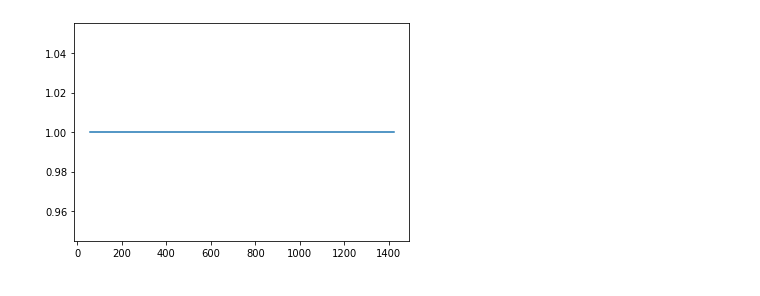
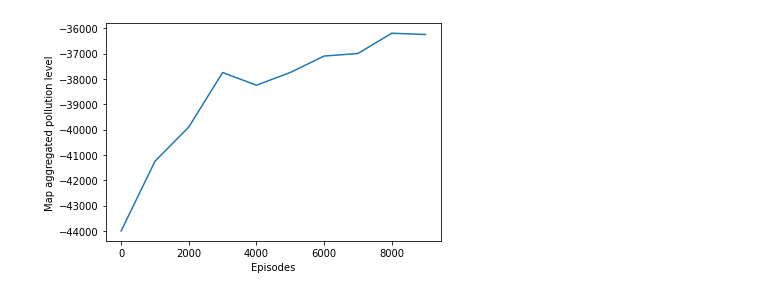
Before and after one commit to Mika412/AI4EU-RL-Trondheim, a Jupyter notebook: notebooks/Untitled.ipynb, the cells around one changed output. Cells and saved outputs as stored; diff of their text form; code cells hidden in the pictures.

```diff
--- a/notebooks/Untitled.ipynb
+++ b/notebooks/Untitled.ipynb
@@ -100,18 +4,14 @@ plt.show()
-# %%
-x = simulation_detections.loc[simulation_detections['Detector'] == '88356V72157_1']['Time'].to_numpy()
-y = simulation_detections.loc[simulation_detections['Detector'] == '88356V72157_1']['qPKW'].to_numpy()
-
-data = {}
-
-for _x, _y in zip(x,y):
-    time_minutes = math.floor(_x/10)
-    if not time_minutes in data:
-        data[time_minutes] = 0
-    data[time_minutes] += _y
-
-x = list(data.keys())
-y = list(data.values())
-plt.plot(x, y)
-plt.show()
-# %% [output]
-[figure, removed]
+# %%
+x = np.arange(0,10000,1000)
+y = np.array([-44000, -41250, -39900, -37750, -38250, -37750, -37100, -37000, -36200, -36250])
+# %%
+plt.figure()
+
+plt.plot(x,y)
+
+plt.ylabel('Map aggregated pollution level')
+plt.xlabel('Episodes')
+
+plt.savefig('figs/rl_reward.pdf',bbox_inches='tight')
+# %% [output]
+[figure, added]
```
Also changed, not shown: parts of 11 cells of this notebook, 12 other files.
